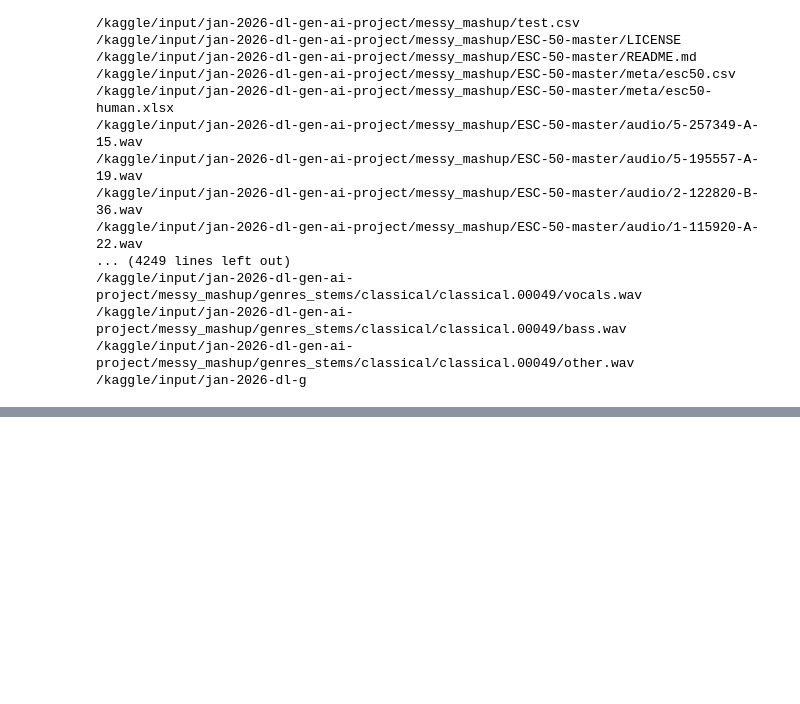
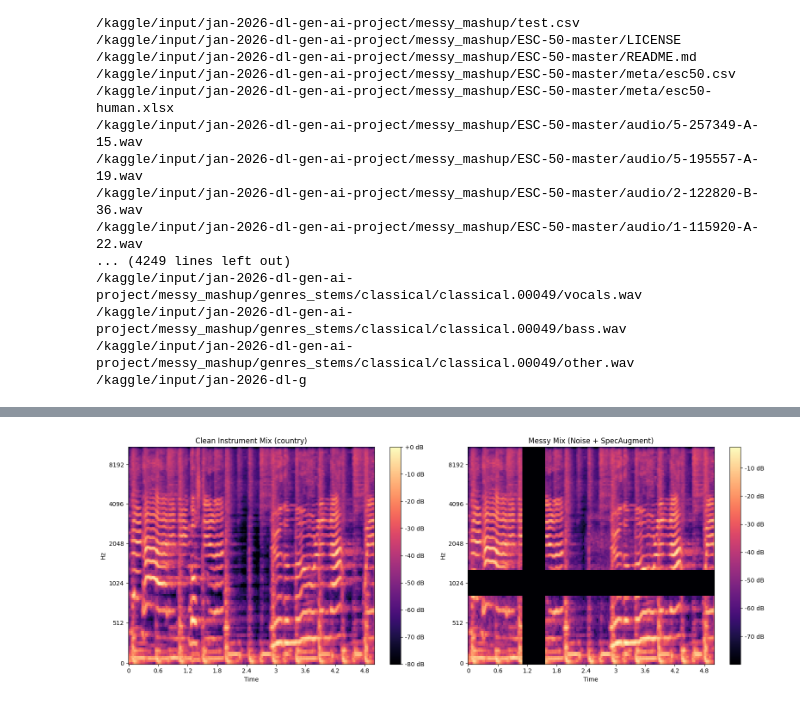
Before and after one commit to geethesh1911/dl-23f2003015-notebook-t12026, a Jupyter notebook: kaggle_notebook.ipynb, the cells around one changed output, grey strips where cells are left out. Cells and saved outputs as stored; diff of their text form; code cells hidden in the pictures; blank space fills up the shorter version.

```diff
--- a/kaggle_notebook.ipynb
+++ b/kaggle_notebook.ipynb
@@ -89,0 +133,37 @@ Device: cuda
+# %%
+sample_song = train_list[1][0]
+
+clean_mix = None
+for stem in ['vocals.wav', 'drums.wav', 'bass.wav', 'others.wav']:
+    stem_path = os.path.join(sample_song, stem)
+    if os.path.exists(stem_path):
+        y, _ = librosa.load(stem_path, sr=22050, duration=5.0)
+        clean_mix = y if clean_mix is None else clean_mix + y
+
+messy_mix = clean_mix.copy()
+noise_files = [os.path.join(noise_dir, f) for f in os.listdir(noise_dir) if f.endswith('.wav')]
+if noise_files:
+    noise, _ = librosa.load(random.choice(noise_files), sr=22050, duration=5.0)
+    if len(noise) > len(messy_mix): noise = noise[:len(messy_mix)]
+    else: noise = np.pad(noise, (0, len(messy_mix) - len(noise)))
+    messy_mix = messy_mix + (noise * 0.4)
+
+S_clean = librosa.power_to_db(librosa.feature.melspectrogram(y=clean_mix, sr=22050, n_mels=128), ref=np.max)
+S_messy = librosa.power_to_db(librosa.feature.melspectrogram(y=messy_mix, sr=22050, n_mels=128), ref=np.max)
+f0, f_width = random.randint(0, 40), 15
+t0, t_width = random.randint(0, S_messy.shape[1]-20), 20
+S_messy[f0:f0+f_width, :] = S_messy.min()
+S_messy[:, t0:t0+t_width] = S_messy.min()
+
+fig, ax = plt.subplots(1, 2, figsize=(16, 6))
+img1 = librosa.display.specshow(S_clean, x_axis='time', y_axis='mel', sr=22050, ax=ax[0])
+ax[0].set_title(f"Clean Instrument Mix ({genres[train_list[1][1]]})")
+fig.colorbar(img1, ax=ax[0], format="%+2.0f dB")
+
+img2 = librosa.display.specshow(S_messy, x_axis='time', y_axis='mel', sr=22050, ax=ax[1], cmap='magma')
+ax[1].set_title("Messy Mix (Noise + SpecAugment)")
+fig.colorbar(img2, ax=ax[1], format="%+2.0f dB")
+plt.tight_layout()
+plt.show()
+# %% [output]
+[figure, added]
```
Also changed, not shown: parts of 14 cells of this notebook.
